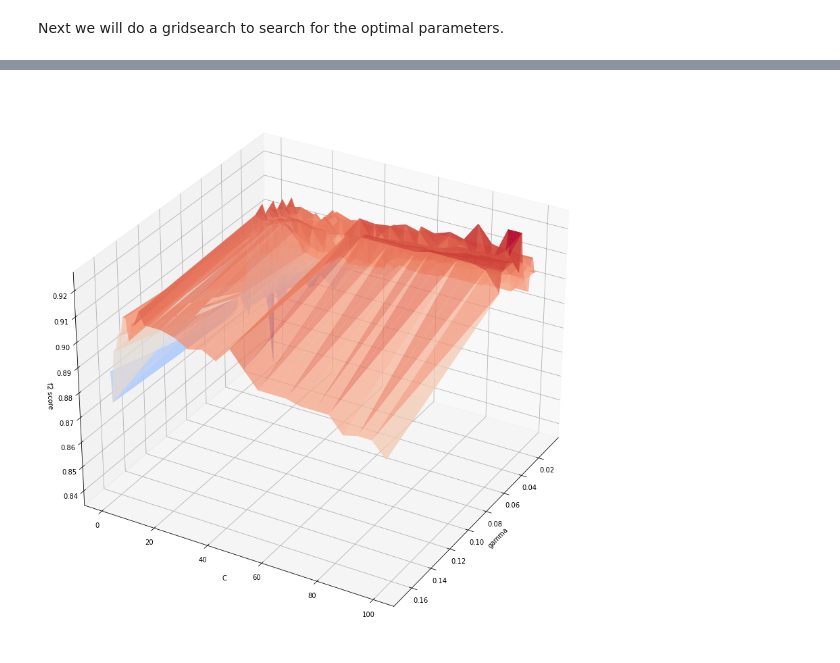
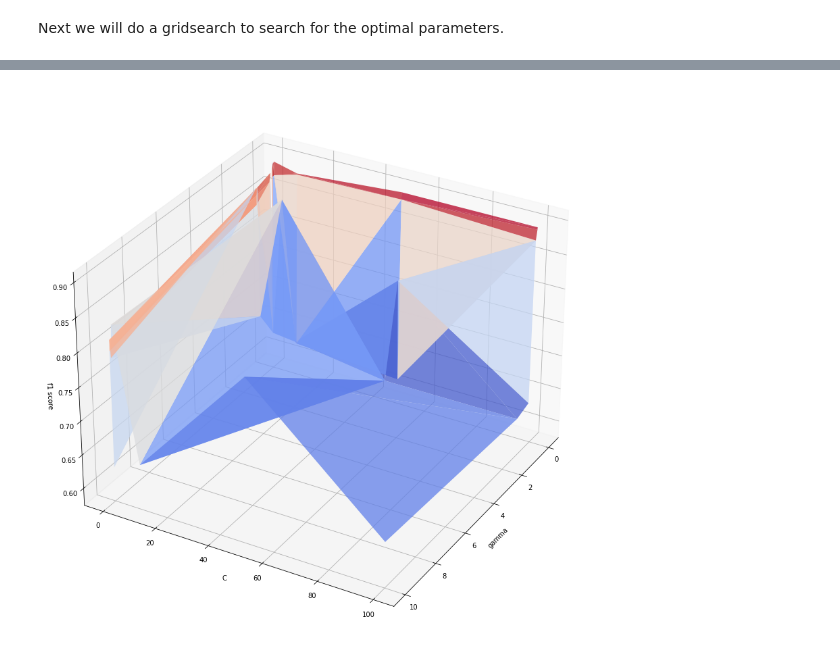
Before and after one commit to Estreuselito/Deus_ex_machina, a Jupyter notebook: Kernel/Kernel_ys.ipynb, the cells around one changed output, grey strips where cells are left out. Cells and saved outputs as stored; diff of their text form; code cells hidden in the pictures.

```diff
--- a/Kernel/Kernel_ys.ipynb
+++ b/Kernel/Kernel_ys.ipynb
@@ -239,0 +216,15 @@ display(results_sorted2.loc[:,:].head(10))
+# %%
+data = FindBestParameters(test_size = 0.2)
+# %%
+param_grid = {'kernel' : ['poly', 'rbf', 'linear', 'sigmoid'],
+              'C' : [0.001, 0.01, 0.1, 0.5, 1, 10, 50, 100],
+              'gamma' : [1/data.X_train.shape[1], 0.01, 0.1, 1, 10],
+              'degree' : [2, 3, 4, 5, 7, 10]}
+
+scoring = {'Accuracy' : 'accuracy',
+           'Precision' : 'precision',
+           'recall' : 'recall',
+           'f1' : 'f1'
+          }
+# %%
+result = data.find_return_best_parameters(param_grid = param_grid, scoring = scoring)
@@ -303,13 +265,13 @@ results_all_sorted05 = results_all.sort_values('mean_test_f0.5', ascending = Fal
 # %%
 # Plot the surface for f2 score
 plt.figure(figsize = (15, 15))
 ax = plt.axes(projection='3d')
-ax.plot_trisurf(results2.gamma, results2.C, results2.mean_test_f2,
+ax.plot_trisurf(result.gamma, result.fillna(0).C, result.fillna(0).mean_test_f1,
                 cmap = cm.coolwarm, alpha = 0.75)
 ax.set_xlabel('gamma')
 ax.set_ylabel('C')
-ax.set_zlabel('f2 score')
+ax.set_zlabel('f1 score')
 ax.view_init(azim=30)    # rotation
 plt.show()
 # %% [output]
-[figure, old version]
+[figure, new version]
```
Also changed, not shown: parts of 18 cells of this notebook.
